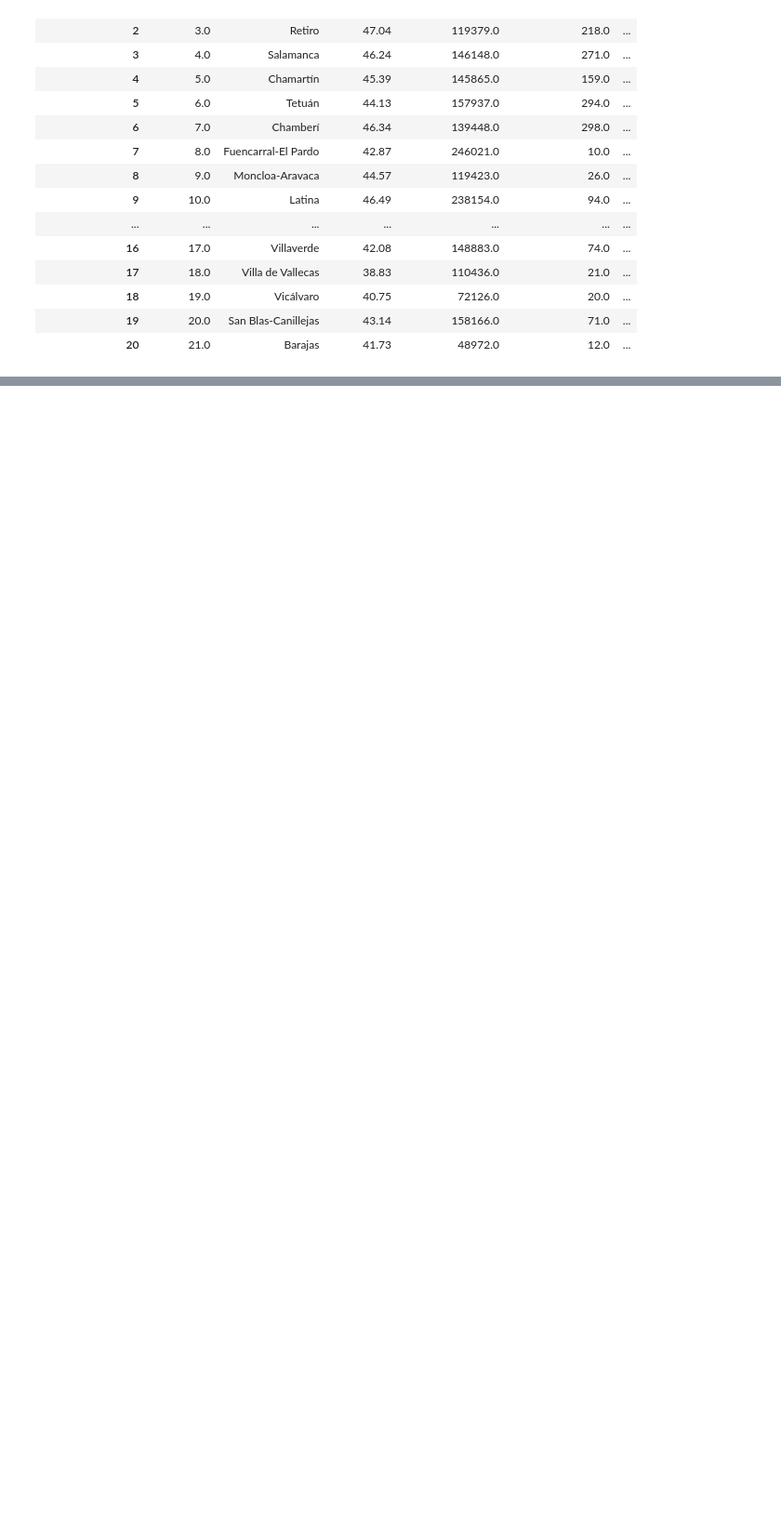
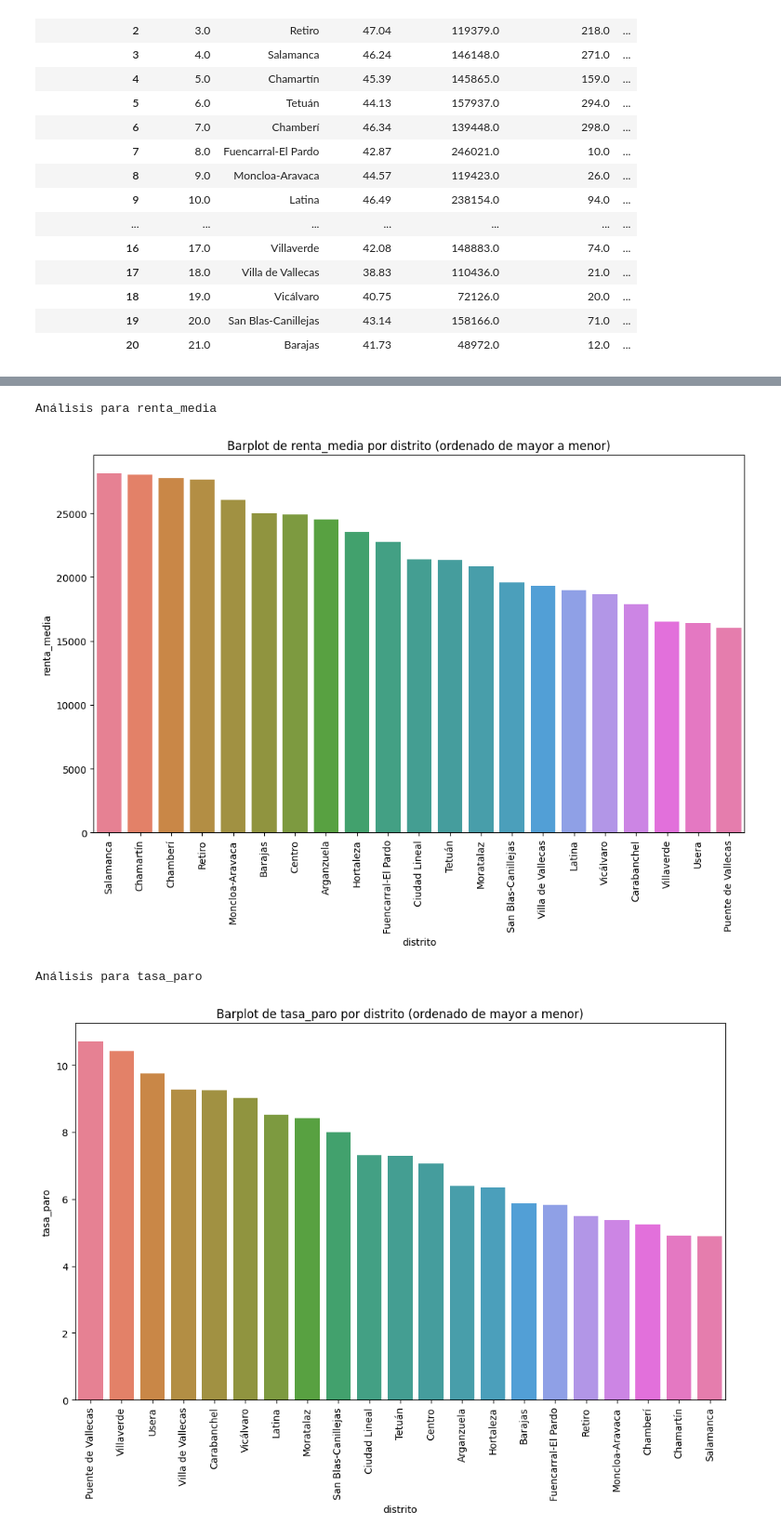
Before and after one commit to almudenaolg/Desigualdad-Distritos-Madrid, a Jupyter notebook: code/exploratory.ipynb, the cells around one changed output, grey strips where cells are left out. Shown at 93% size. Saved outputs shown, nothing was run; the diff lists cells and outputs as text; code cells hidden in the pictures; blank space fills up the shorter version.

```diff
--- a/code/exploratory.ipynb
+++ b/code/exploratory.ipynb
@@ -519,3 +645,0 @@ df_economia['tasa_comercios'] = ((df_economia['num_locales'] / df_economia['nume
-# %%
-#Eliminamos columnas innecesarias
-df_economia.drop(['num_locales', 'numero_habitantes'], axis=1, inplace=True)
@@ -859,0 +1163,14 @@ df_inversiones
+# %%
+variables_num_economia = ['renta_media', 'tasa_paro',
+       'tasa_paro_larga_duracion', 'tasa_paro_joven', 'pension_media',
+       'tasa_comercios']
+
+# Iterar sobre la lista y para aplicar la función
+for variable in variables_num_economia:
+    print(f"Análisis para {variable}")
+    eda_bi_distritos(df_economia, variable, 'distrito')
+# %% [output]
+Análisis para renta_media
+[figure, added]
+Análisis para tasa_paro
+[figure, added]
```
Also changed, not shown: parts of 166 cells of this notebook, 2 other files.
